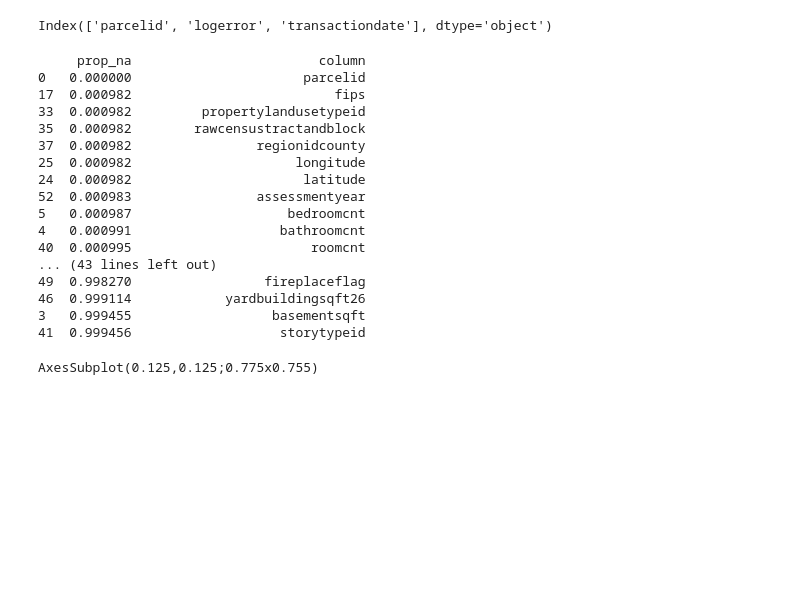
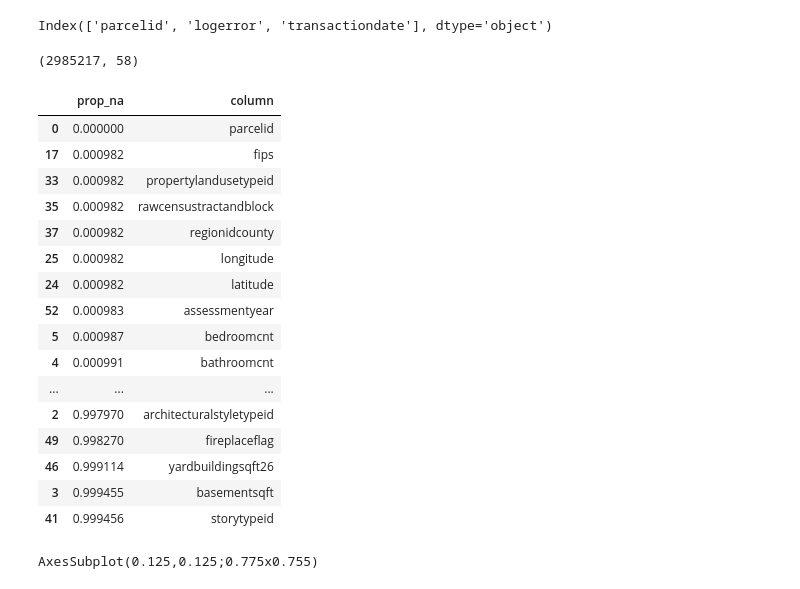
Before and after one commit to tjgordon/171-Project, a Jupyter notebook: CleaningNB.ipynb, the cells around one changed output. Cells and saved outputs as stored; diff of their text form; code cells hidden in the pictures; blank space fills up the shorter version.

```diff
--- a/CleaningNB.ipynb
+++ b/CleaningNB.ipynb
@@ -17,53 +17,57 @@ train = pd.read_csv('train_2017.csv')
 #train.columns
 # %% [output]
 Index(['parcelid', 'logerror', 'transactiondate'], dtype='object')
+# %%
+properties.shape
+# %% [output]
+(2985217, 58)
 # %%
 
 
 #%%
 properties.columns
 properties.shape
 
 #for col in properties:
 #    #pass
 #    #print(col)
 #    print(col, properties.loc[:,col].isnull().sum())
 #    #col.values.isnull()
 #
 
 # Finds the number of missing values in each column
 num_of_na = [properties.loc[:,col].isnull().sum() for col in properties]
 
 # Divide by rows for proportion
 prop_na = [num / properties.shape[0] for num in num_of_na]
 
 # sanity check
 len(prop_na)
 
 
 #%%
 # Put the proporitons and column names into a df
 na_df = pd.DataFrame({'prop_na' : prop_na, 'column' : properties.columns})
 na_df = na_df.sort_values('prop_na')
-print(na_df)
+na_df
 # %% [output]
-     prop_na                        column
-0   0.000000                      parcelid
-17  0.000982                          fips
-33  0.000982         propertylandusetypeid
-35  0.000982        rawcensustractandblock
-37  0.000982                regionidcounty
-25  0.000982                     longitude
-24  0.000982                      latitude
-52  0.000983                assessmentyear
-5   0.000987                    bedroomcnt
-4   0.000991                   bathroomcnt
-40  0.000995                       roomcnt
-... (43 lines left out)
-49  0.998270                 fireplaceflag
-46  0.999114            yardbuildingsqft26
-3   0.999455                  basementsqft
-41  0.999456                   storytypeid
+|  | prop_na | column |
+| 0 | 0.000000 | parcelid |
+| 17 | 0.000982 | fips |
+| 33 | 0.000982 | propertylandusetypeid |
+| 35 | 0.000982 | rawcensustractandblock |
+| 37 | 0.000982 | regionidcounty |
+| 25 | 0.000982 | longitude |
+| 24 | 0.000982 | latitude |
+| 52 | 0.000983 | assessmentyear |
+| 5 | 0.000987 | bedroomcnt |
+| 4 | 0.000991 | bathroomcnt |
+| ... | ... | ... |
+| 2 | 0.997970 | architecturalstyletypeid |
+| 49 | 0.998270 | fireplaceflag |
+| 46 | 0.999114 | yardbuildingsqft26 |
+| 3 | 0.999455 | basementsqft |
+| 41 | 0.999456 | storytypeid |
 # %%
 
 #%%
```
Also changed, not shown: parts of 7 cells of this notebook, 2 other files.
